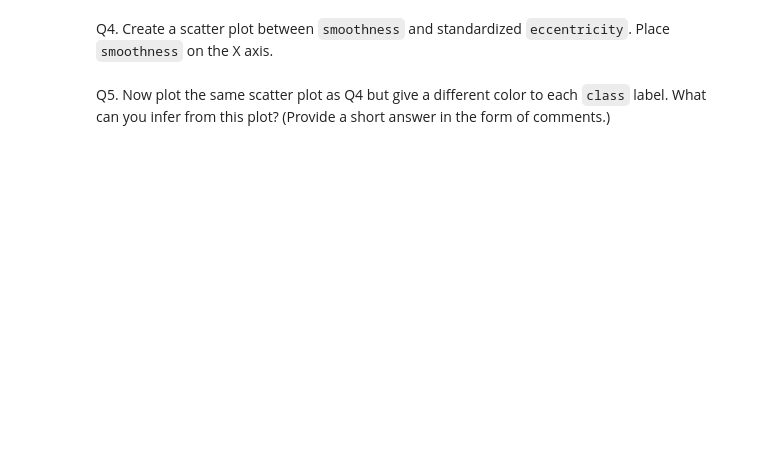
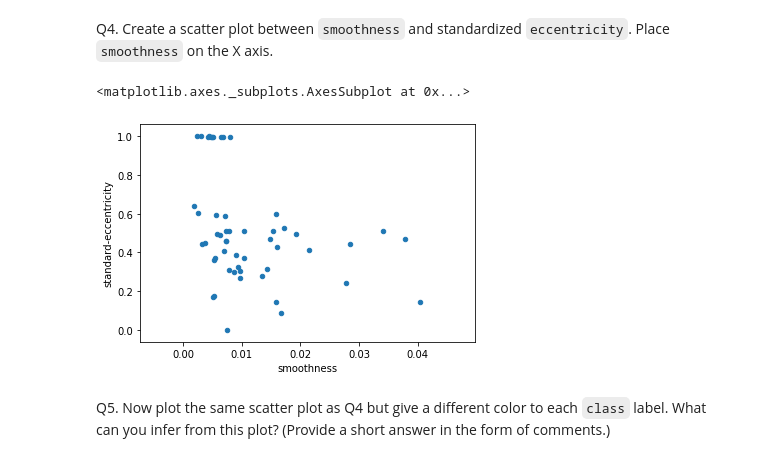
Before and after one commit to peytonbreech16/CS329E-DataAnalytics, a Jupyter notebook: Assignments/Assignment0- Data Exploration/Assignment0.ipynb, the cells around one changed output. Saved outputs shown, nothing was run; the diff lists cells and outputs as text; code cells hidden in the pictures; blank space fills up the shorter version.

```diff
--- a/Assignments/Assignment0- Data Exploration/Assignment0.ipynb
+++ b/Assignments/Assignment0- Data Exploration/Assignment0.ipynb
@@ -44,9 +44,9 @@ print(leaf_data["eccentricity"].isnull().sum())
 # %% [markdown]
 Q2. Fill in these missing values with something reasonable. Show the head of the dataframe.
 # %%
-# your code goes here
-mean = leaf_data["eccentricity"].mean()
-print("mean =", mean)
-leaf_data["eccentricity"].fillna(mean, inplace=True)
+# filling in missing values with mean of eccentricity
+eccenmean = leaf_data["eccentricity"].mean()
+print("mean =", eccenmean)
+leaf_data["eccentricity"].fillna(eccenmean, inplace=True)
 leaf_data.head()
 # %% [output]
@@ -65,0 +64,8 @@ NOTE: You will want to add standardized eccentricity as a new column, rather tha
+# %%
+#get min and max of eccentricity
+min_eccen = leaf_data["eccentricity"].min()
+max_eccen = leaf_data["eccentricity"].max()
+
+#create a column for standardized eccentricity
+leaf_data["standard-eccentricity"] = (leaf_data["eccentricity"] - min_eccen)/(max_eccen - min_eccen)
+leaf_data.head()
@@ -70,2 +81,8 @@ Q4. Create a scatter plot between `smoothness` and standardized `eccentricity`.
+# %%
+# creating a scatter plot of smoothness and standardized eccentricity
+leaf_data.plot.scatter(x="smoothness",y="standard-eccentricity")
+# %% [output]
+<matplotlib.axes._subplots.AxesSubplot at 0x...>
+[figure, added]
 # %% [markdown]
 Q5. Now plot the same scatter plot as Q4 but give a different color to each `class` label. What can you infer from this plot? (Provide a short answer in the form of comments.)
```
Also changed, not shown: parts of 10 cells of this notebook.
